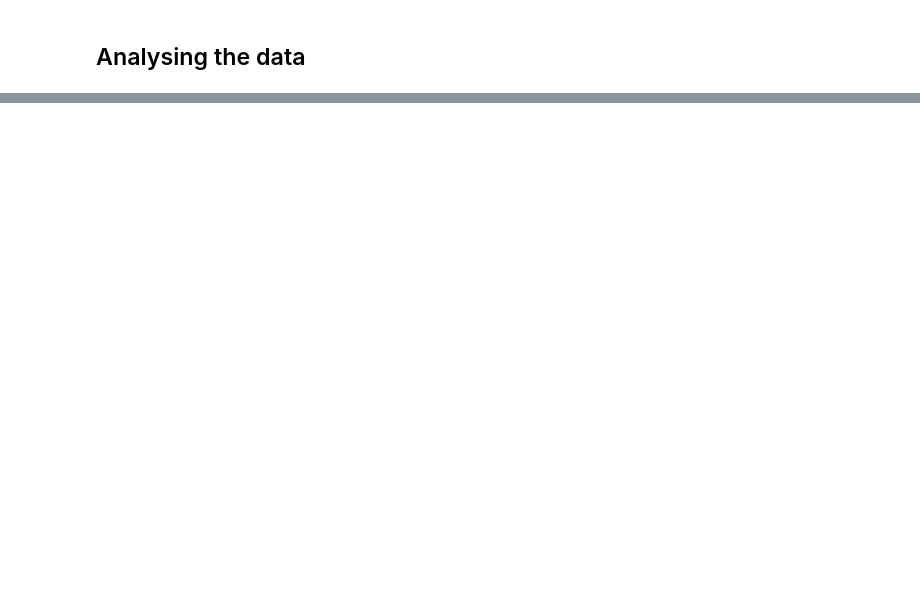
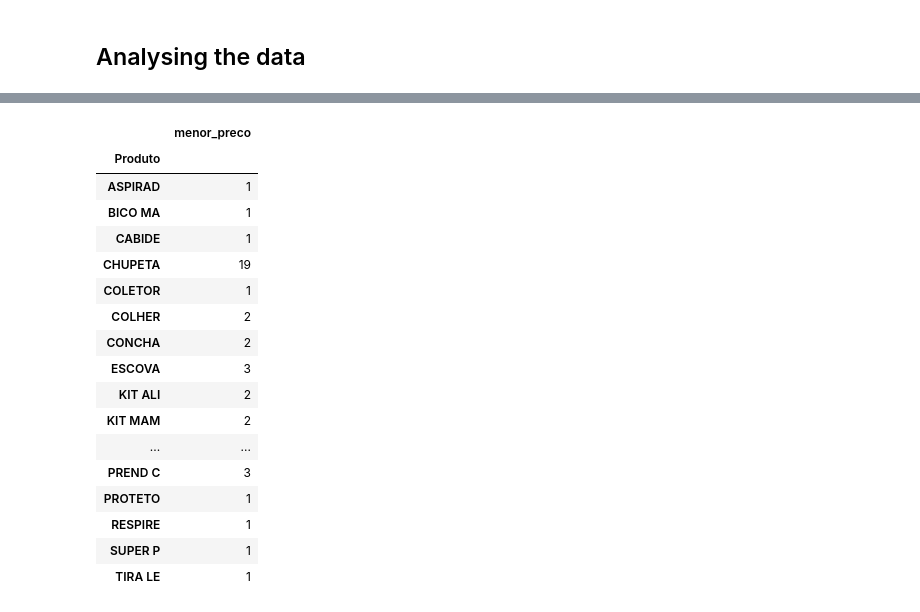
Before and after one commit to Joaosantos19/Competition-Price-Research, a Jupyter notebook: Data Analysis.ipynb, the cells around one changed output, grey strips where cells are left out. Saved outputs shown, nothing was run; the diff lists cells and outputs as text; code cells hidden in the pictures; blank space fills up the shorter version.

```diff
--- a/Data Analysis.ipynb
+++ b/Data Analysis.ipynb
@@ -110,0 +330,21 @@ notnull: 100.00%
+# %%
+pd.DataFrame(analysis[analysis['menor_preco'] != 'WeWin'].groupby(by=['Marca', 'Produto'])['menor_preco'].count()['Lolly'])
+# %% [output]
+|  | menor_preco |
+| Produto |  |
+| ASPIRAD | 1 |
+| BICO MA | 1 |
+| CABIDE | 1 |
+| CHUPETA | 19 |
+| COLETOR | 1 |
+| COLHER | 2 |
+| CONCHA | 2 |
+| ESCOVA | 3 |
+| KIT ALI | 2 |
+| KIT MAM | 2 |
+| ... | ... |
+| PREND C | 3 |
+| PROTETO | 1 |
+| RESPIRE | 1 |
+| SUPER P | 1 |
+| TIRA LE | 1 |
```
Also changed, not shown: parts of 37 cells of this notebook.
